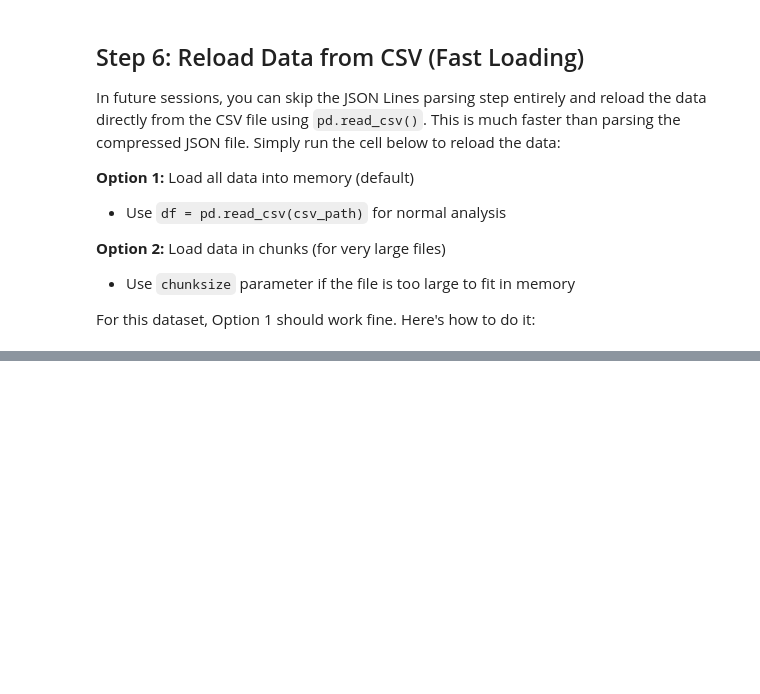
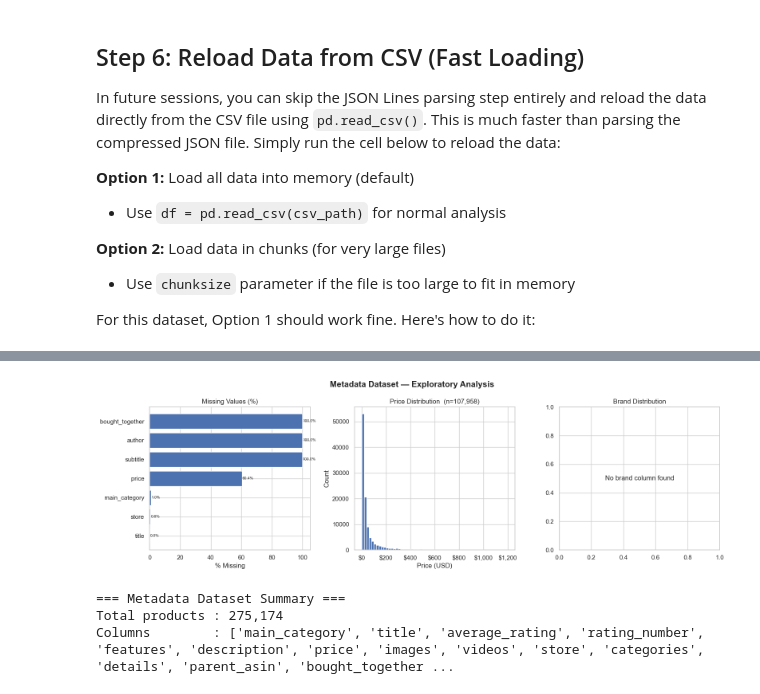
Before and after one commit to ShashikaMihiranga/NLP-Assessment-03-Amazon-Review-Sentiment-Chatbot, a Jupyter notebook: notebooks/main.ipynb, the cells around one changed output, grey strips where cells are left out. Saved outputs shown, nothing was run; the diff lists cells and outputs as text; code cells hidden in the pictures; blank space fills up the shorter version.

```diff
--- a/notebooks/main.ipynb
+++ b/notebooks/main.ipynb
@@ -292,0 +438,59 @@ print(f"  Shapes match: {df_meta.shape == df_meta_reloaded.shape}")
+# %%
+fig, axes = plt.subplots(1, 3, figsize=(16, 5))
+fig.suptitle("Metadata Dataset — Exploratory Analysis", fontsize=15, fontweight="bold")
+
+# 1. Missing values
+meta_missing = df_meta.isnull().sum()
+meta_missing = meta_missing[meta_missing > 0].sort_values(ascending=True)
+if not meta_missing.empty:
+    axes[0].barh(meta_missing.index, meta_missing.values / len(df_meta) * 100, color="#4C72B0")
+    axes[0].set_title("Missing Values (%)")
+    axes[0].set_xlabel("% Missing")
+    for i, v in enumerate(meta_missing.values):
+        axes[0].text(v / len(df_meta) * 100 + 0.3, i, f"{v/len(df_meta)*100:.1f}%", va="center", fontsize=7)
+else:
+    axes[0].text(0.5, 0.5, "No missing values", ha="center", va="center")
+    axes[0].set_title("Missing Values")
+
+# 2. Price distribution
+if "price" in df_meta.columns:
+    prices = pd.to_numeric(
+        df_meta["price"].astype(str).str.replace(r"[^\d.]", "", regex=True), errors="coerce"
+    ).dropna()
+    prices = prices[(prices > 0) & (prices < prices.quantile(0.99))]
+    axes[1].hist(prices, bins=60, color="#4C72B0", edgecolor="white")
+    axes[1].set_title(f"Price Distribution  (n={len(prices):,})")
+    axes[1].set_xlabel("Price (USD)")
+    axes[1].set_ylabel("Count")
+    axes[1].xaxis.set_major_formatter(mticker.FuncFormatter(lambda x, _: f"${x:,.0f}"))
+else:
+    axes[1].text(0.5, 0.5, "No price column", ha="center", va="center")
+    axes[1].set_title("Price Distribution")
+
+# 3. Top brands by product count
+brand_col_meta = next((c for c in df_meta.columns if c.lower() in ("brand", "brand_name")), None)
+if brand_col_meta:
+    top_brands = df_meta[brand_col_meta].value_counts().dropna().head(15)
+    axes[2].barh(top_brands.index[::-1], top_brands.values[::-1], color="#55A868")
+    axes[2].set_title("Top 15 Brands by Product Count")
+    axes[2].set_xlabel("Number of Products")
+    axes[2].tick_params(axis="y", labelsize=7)
+else:
+    axes[2].text(0.5, 0.5, "No brand column found", ha="center", va="center")
+    axes[2].set_title("Brand Distribution")
+
+plt.tight_layout()
+plt.show()
+
+print("=== Metadata Dataset Summary ===")
+print(f"Total products : {len(df_meta):,}")
+print(f"Columns        : {list(df_meta.columns)}")
+if brand_col_meta:
+    print(f"Unique brands  : {df_meta[brand_col_meta].nunique():,}")
+    asin_overlap = df_meta["asin"].isin(df["asin"]).sum()
+    print(f"ASINs also in reviews: {asin_overlap:,}  ({asin_overlap/len(df_meta)*100:.1f}% of products)")
+# %% [output]
+[figure, added]
+=== Metadata Dataset Summary ===
+Total products : 275,174
+Columns        : ['main_category', 'title', 'average_rating', 'rating_number', 'features', 'description', 'price', 'images', 'videos', 'store', 'categories', 'details', 'parent_asin', 'bought_together ...
```
Also changed, not shown: parts of 29 cells of this notebook.
